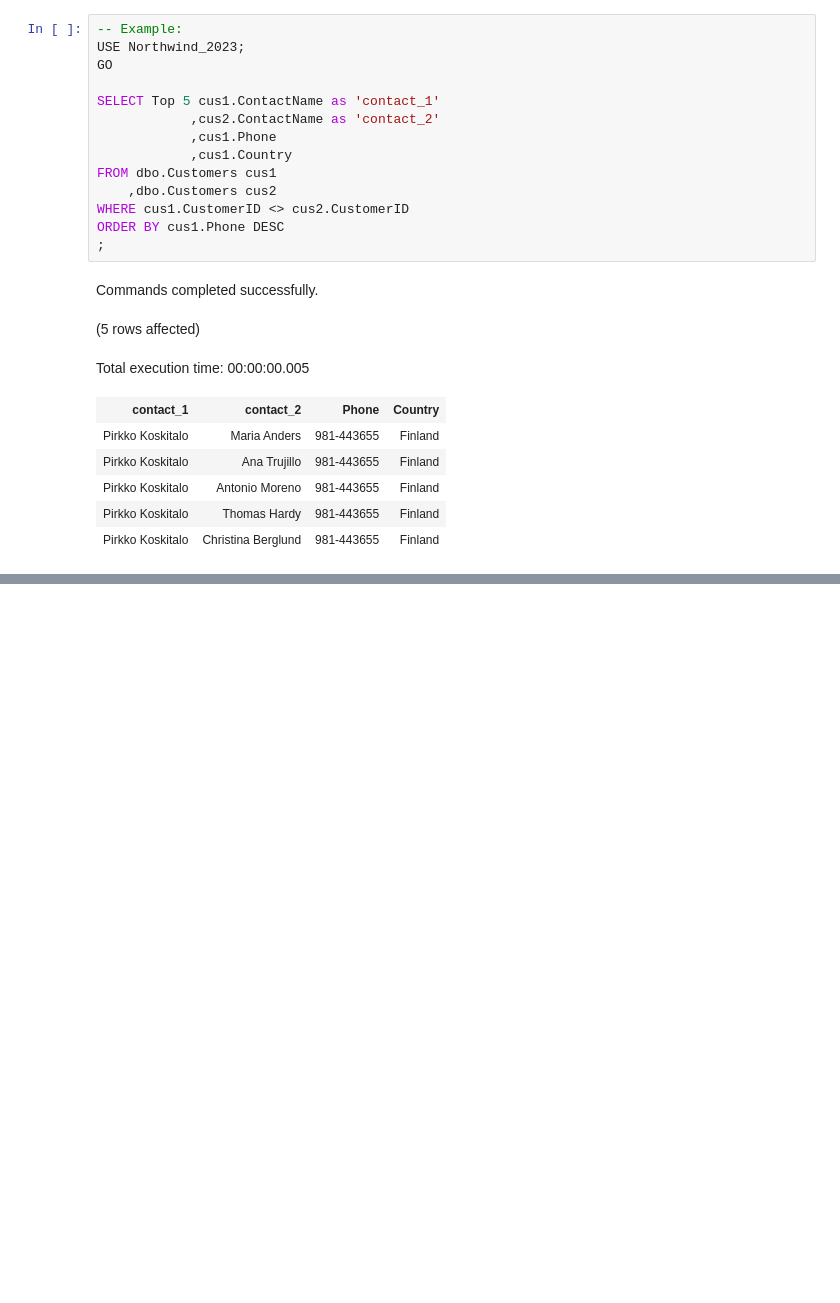
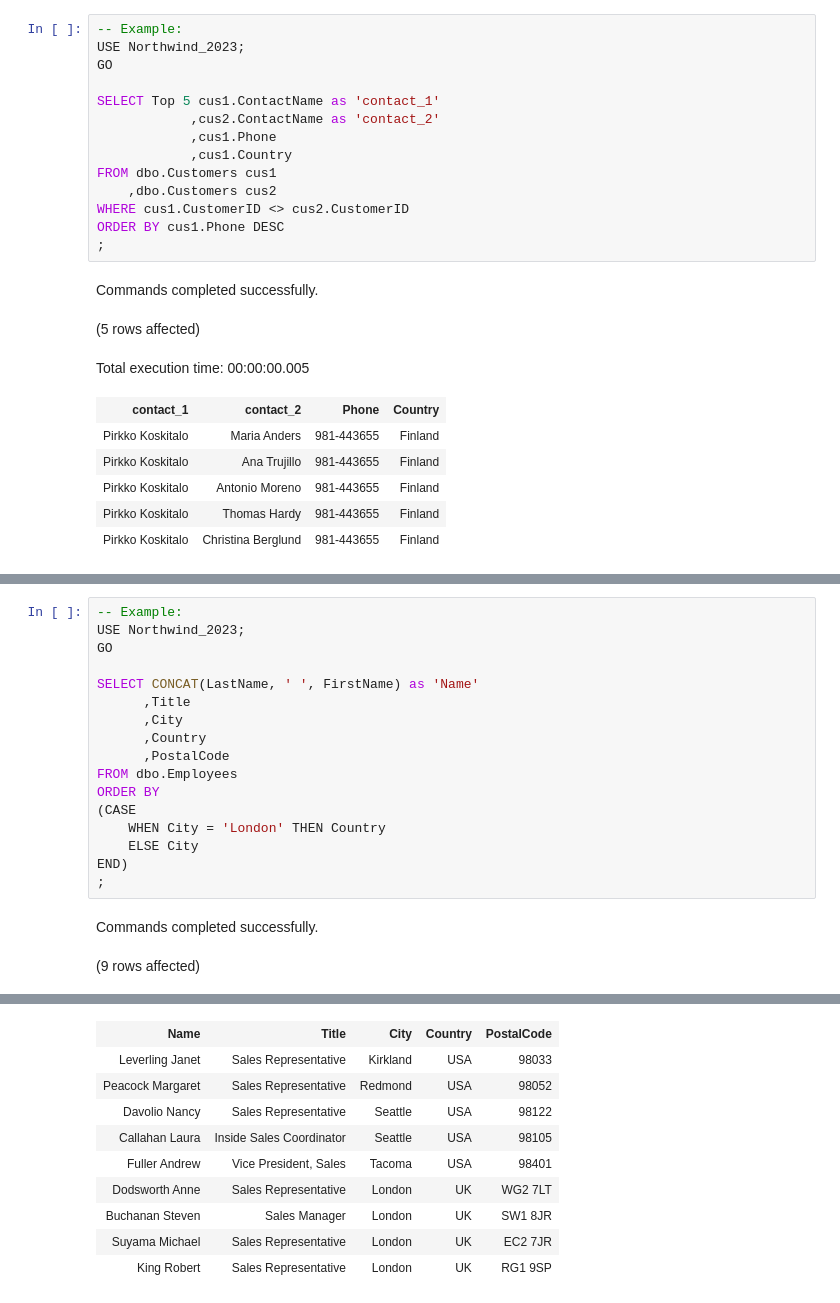
Before and after one commit to KCracks/KBIA_Portfolio, a Jupyter notebook: Kamani_SQL 25 Tips_Notebook.ipynb, the cells around one changed output, grey strips where cells are left out. Drawn from its saved outputs; the diff is of its cells as text; blank space fills up the shorter version.

```diff
--- a/Kamani_SQL 25 Tips_Notebook.ipynb
+++ b/Kamani_SQL 25 Tips_Notebook.ipynb
@@ -561,0 +732,20 @@ The following query uses the SELF JOIN function to return records from the "Cust
+# %%
+-- Example:
+USE Northwind_2023;
+GO
+
+SELECT CONCAT(LastName, ' ', FirstName) as 'Name'
+      ,Title
+      ,City
+      ,Country
+      ,PostalCode
+FROM dbo.Employees
+ORDER BY
+(CASE
+    WHEN City = 'London' THEN Country
+    ELSE City
+END)
+;
+# %% [output]
+Commands completed successfully.
+(9 rows affected)
@@ -561,0 +753,10 @@ The following query uses the SELF JOIN function to return records from the "Cust
+| Name | Title | City | Country | PostalCode |
+| Leverling Janet | Sales Representative | Kirkland | USA | 98033 |
+| Peacock Margaret | Sales Representative | Redmond | USA | 98052 |
+| Davolio Nancy | Sales Representative | Seattle | USA | 98122 |
+| Callahan Laura | Inside Sales Coordinator | Seattle | USA | 98105 |
+| Fuller Andrew | Vice President, Sales | Tacoma | USA | 98401 |
+| Dodsworth Anne | Sales Representative | London | UK | WG2 7LT |
+| Buchanan Steven | Sales Manager | London | UK | SW1 8JR |
+| Suyama Michael | Sales Representative | London | UK | EC2 7JR |
+| King Robert | Sales Representative | London | UK | RG1 9SP |
```
Also changed, not shown: parts of 39 cells of this notebook.
